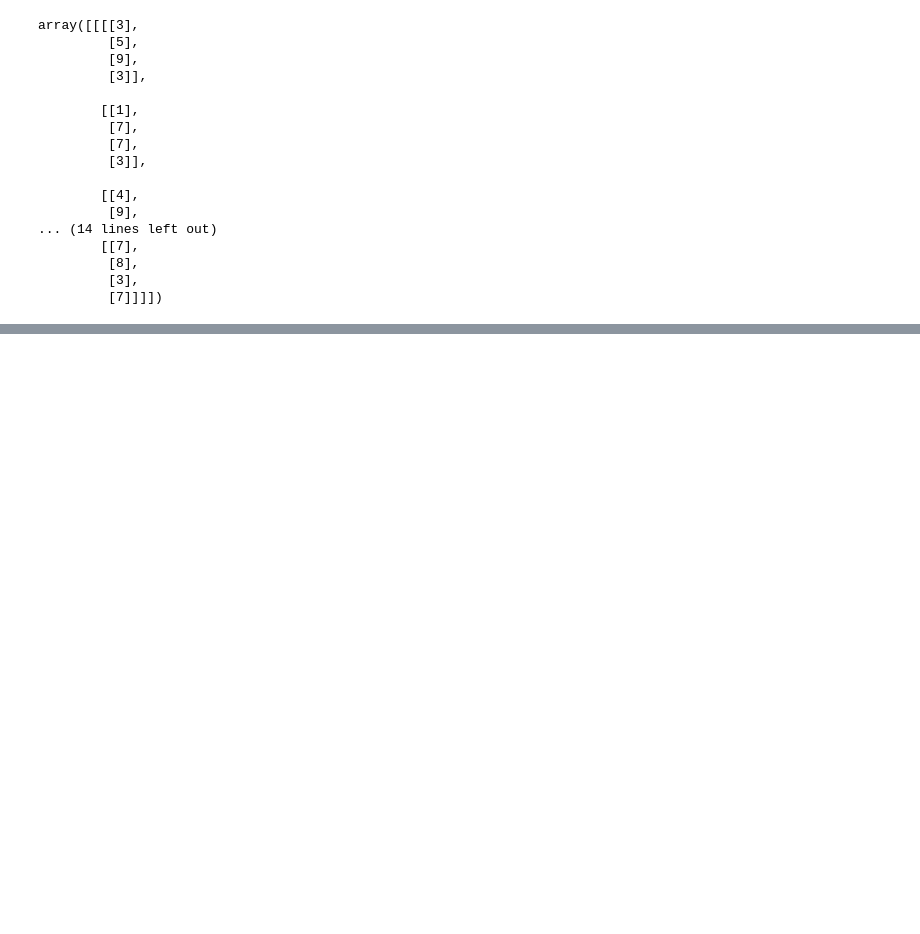
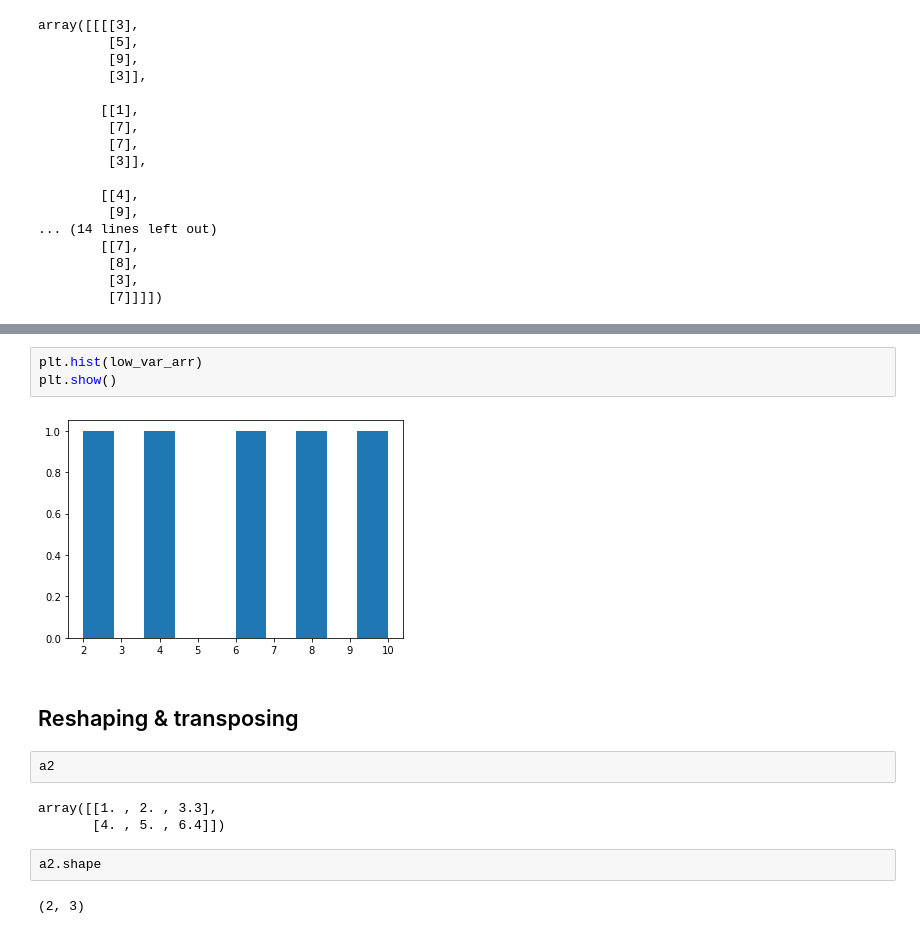
Before and after one commit to nguyenminhthuy/ml-courses-pratice, a Jupyter notebook: introduction-to-num-py.ipynb, the cells around one changed output, grey strips where cells are left out. Drawn from its saved outputs; the diff is of its cells as text; blank space fills up the shorter version.

```diff
--- a/introduction-to-num-py.ipynb
+++ b/introduction-to-num-py.ipynb
@@ -332,0 +567,16 @@ array([[[[3],
+# %%
+plt.hist(low_var_arr)
+plt.show()
+# %% [output]
+[figure, added]
+# %% [markdown]
+## Reshaping & transposing
+# %%
+a2
+# %% [output]
+array([[1. , 2. , 3.3],
+       [4. , 5. , 6.4]])
+# %%
+a2.shape
+# %% [output]
+(2, 3)
```
Also changed, not shown: parts of 115 cells of this notebook, 5 other files.
